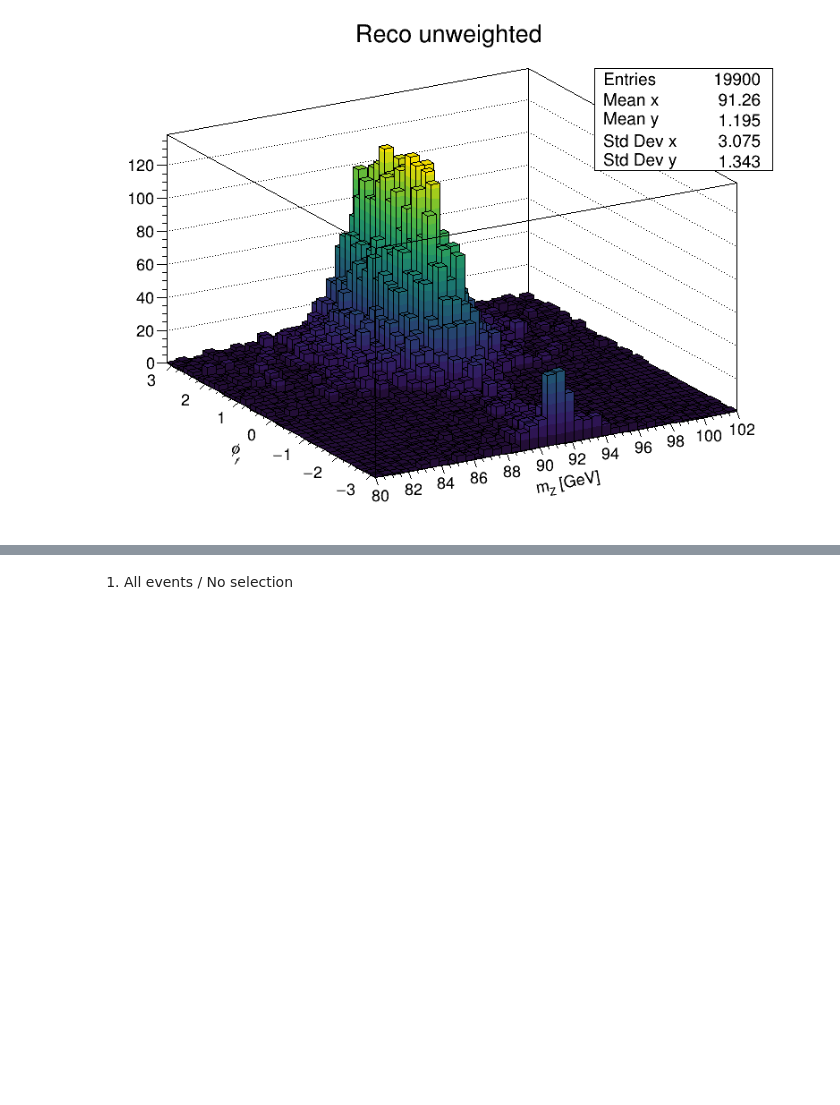
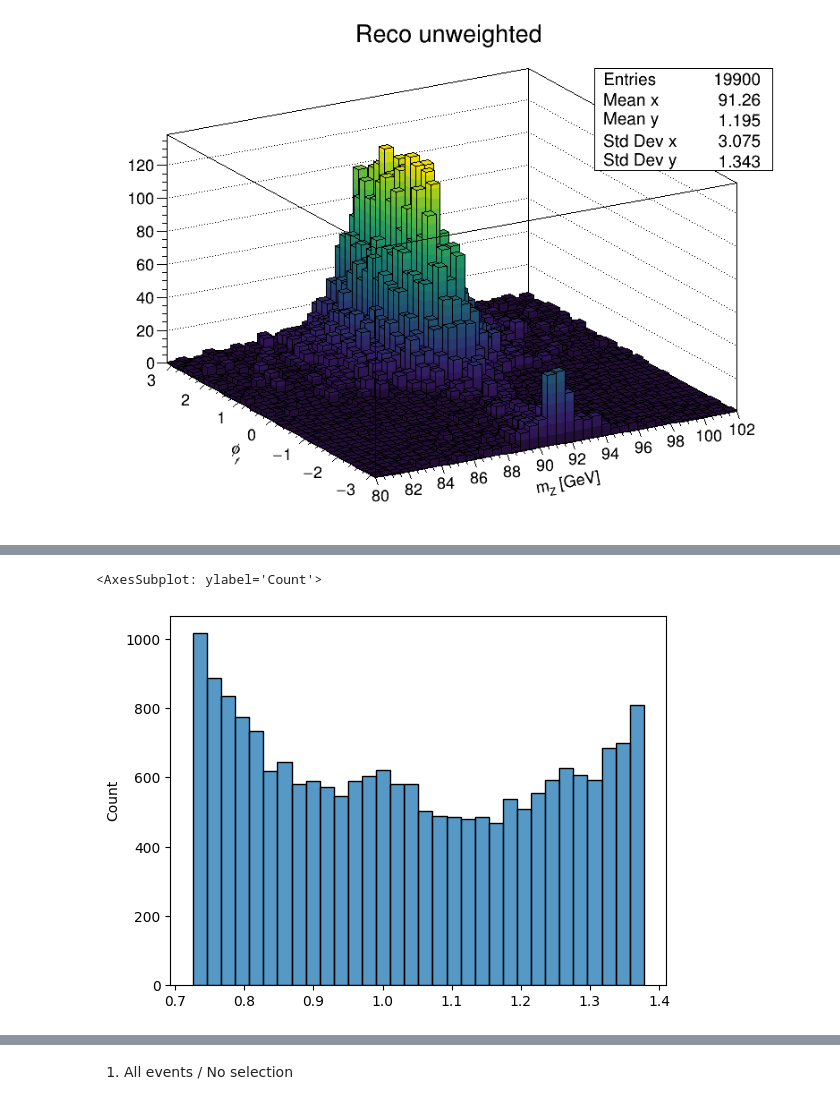
Before and after one commit to ILDAnaSoft/ZHH, a Jupyter notebook: view_v3.ipynb, the cells around one changed output, grey strips where cells are left out. Saved outputs shown, nothing was run; the diff lists cells and outputs as text; code cells hidden in the pictures; blank space fills up the shorter version.

```diff
--- a/view_v3.ipynb
+++ b/view_v3.ipynb
@@ -331,0 +342,5 @@ Warning in <TROOT::Append>: Replacing existing TH1: Plot (Potential memory leak)
+# %%
+sns.histplot(data["true_sigma"]/data["true_sigma_p2"], bins=32)
+# %% [output]
+<AxesSubplot: ylabel='Count'>
+[figure, added]
```
Also changed, not shown: parts of 10 cells of this notebook, 2 other files.
